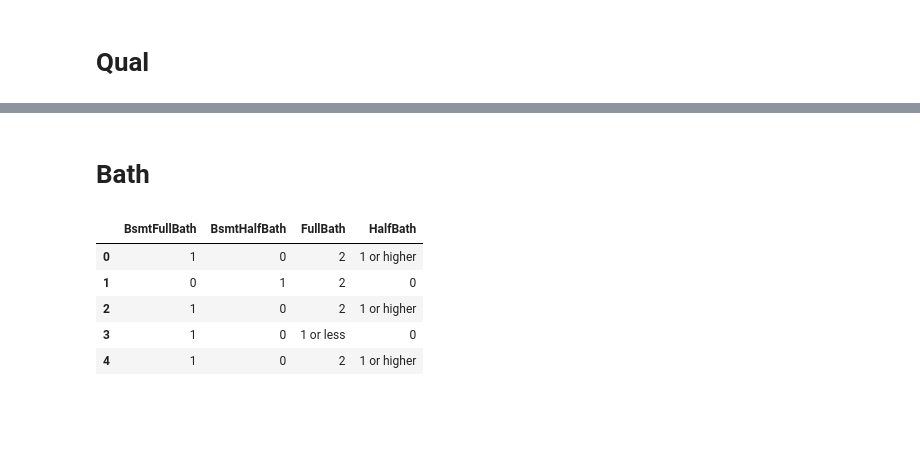
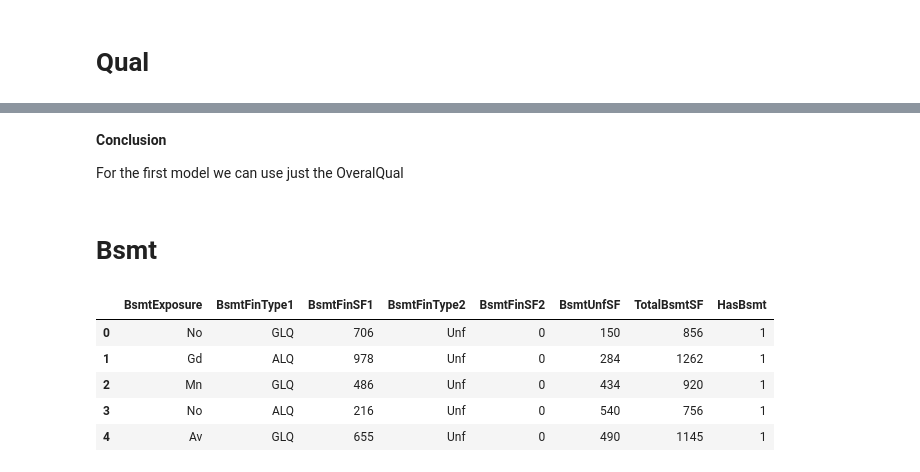
Before and after one commit to neo-empresarial/house_pricing_challenge, a Jupyter notebook: notebooks/pyc-feature-eng.ipynb, the cells around one changed output, grey strips where cells are left out. Drawn from its saved outputs; the diff is of its cells as text; code cells hidden in the pictures; blank space fills up the shorter version.

```diff
--- a/notebooks/pyc-feature-eng.ipynb
+++ b/notebooks/pyc-feature-eng.ipynb
@@ -217,11 +134,21 @@ train[qual_columns]
+# %% [markdown]
+**Conclusion**
+
+For the first model we can use just the OveralQual
+# %%
+# Qual Values
+train.drop(columns=['FireplaceQu', 'ExterQual', 'PoolQC',  'HeatingQC',
+                    'ExterCond','BsmtQual', 'KitchenQual', 'BsmtCond'], inplace=True)
 # %% [markdown]
-# Bath
+# Bsmt
-# %%
-train[['BsmtFullBath', 'BsmtHalfBath', 'FullBath', 'HalfBath']].head()
-# %% [output]
-|  | BsmtFullBath | BsmtHalfBath | FullBath | HalfBath |
-| 0 | 1 | 0 | 2 | 1 or higher |
-| 1 | 0 | 1 | 2 | 0 |
-| 2 | 1 | 0 | 2 | 1 or higher |
-| 3 | 1 | 0 | 1 or less | 0 |
-| 4 | 1 | 0 | 2 | 1 or higher |
+# %%
+col = train.columns
+bsmt = [col for col in train.columns if 'Bsmt' in col]
+train[bsmt].head()
+# %% [output]
+|  | BsmtExposure | BsmtFinType1 | BsmtFinSF1 | BsmtFinType2 | BsmtFinSF2 | BsmtUnfSF | TotalBsmtSF | HasBsmt |
+| 0 | No | GLQ | 706 | Unf | 0 | 150 | 856 | 1 |
+| 1 | Gd | ALQ | 978 | Unf | 0 | 284 | 1262 | 1 |
+| 2 | Mn | GLQ | 486 | Unf | 0 | 434 | 920 | 1 |
+| 3 | No | ALQ | 216 | Unf | 0 | 540 | 756 | 1 |
+| 4 | Av | GLQ | 655 | Unf | 0 | 490 | 1145 | 1 |
```
Also changed, not shown: parts of 72 cells of this notebook, 1 other file.
